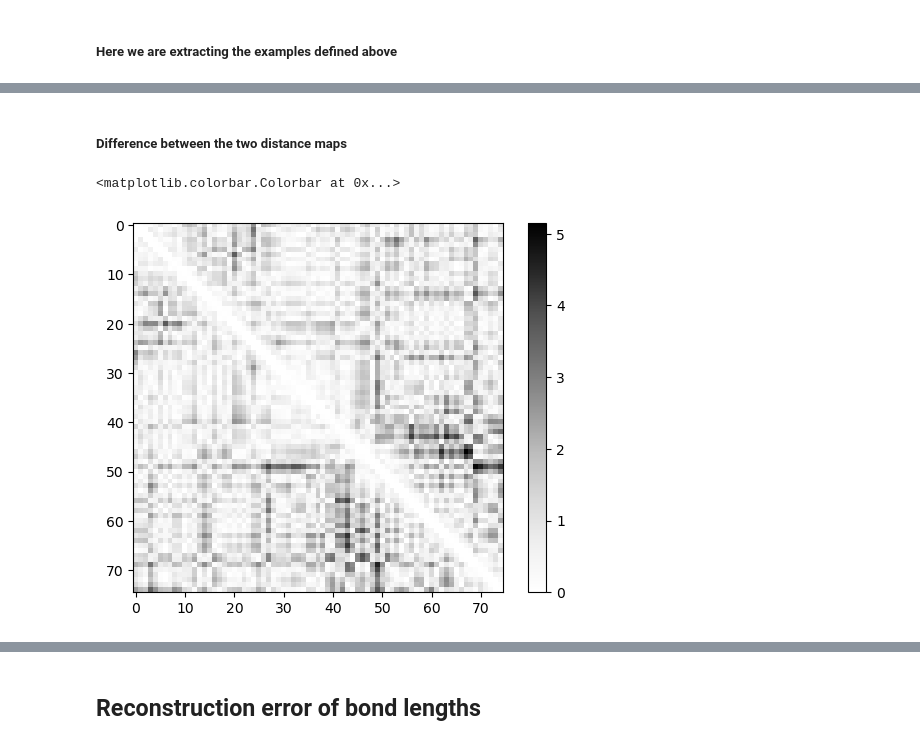
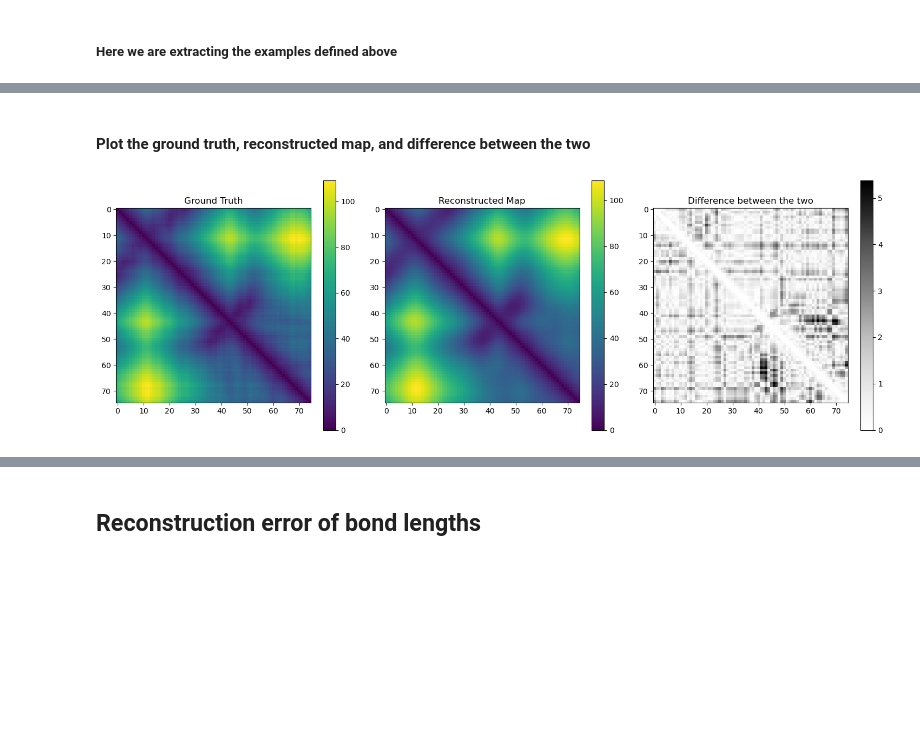
Before and after one commit to idptools/starling, a Jupyter notebook: starling/training/viz_maps.ipynb, the cells around one changed output, grey strips where cells are left out. Saved outputs shown, nothing was run; the diff lists cells and outputs as text; code cells hidden in the pictures; blank space fills up the shorter version.

Commit message:
ipynb for analyzing reconstructed maps

```diff
--- a/starling/training/viz_maps.ipynb
+++ b/starling/training/viz_maps.ipynb
@@ -41,11 +25,34 @@ plt.colorbar()
-# %% [markdown]
-##### Difference between the two distance maps
-# %%
-plt.imshow(abs(ground_truth_example - recon_example), cmap='Greys')
-plt.colorbar(cmap='bw')
-# %% [output]
-<matplotlib.colorbar.Colorbar at 0x...>
-[figure, removed]
+# %% [markdown]
+#### Plot the ground truth, reconstructed map, and difference between the two
+# %%
+# Create a figure with two subplots
+fig, axes = plt.subplots(1, 3, figsize=(15, 5))
+
+# Plot data1 in the first subplot
+gt = axes[0].imshow(ground_truth_example, cmap='viridis')
+axes[0].set_title('Ground Truth')
+fig.colorbar(gt, ax=axes[0])
+
+# Plot data2 in the second subplot
+reconstructed = axes[1].imshow(recon_example, cmap='viridis')
+axes[1].set_title('Reconstructed Map')
+fig.colorbar(reconstructed, ax=axes[1])
+
+# Plot data3 in the third subplot
+difference = axes[2].imshow(abs(ground_truth_example - recon_example), cmap='Greys')
+axes[2].set_title('Difference between the two')
+fig.colorbar(difference, ax=axes[2])
+
+# Adjust layout to prevent overlap
+plt.tight_layout()
+
+# Show the plots
+plt.show()
+
+# Show the plots
+plt.show()
+# %% [output]
+[figure, added]
 # %%
 difference = np.abs(ground_truth_example - recon_example)
 
```
Also changed, not shown: parts of 25 cells of this notebook.
